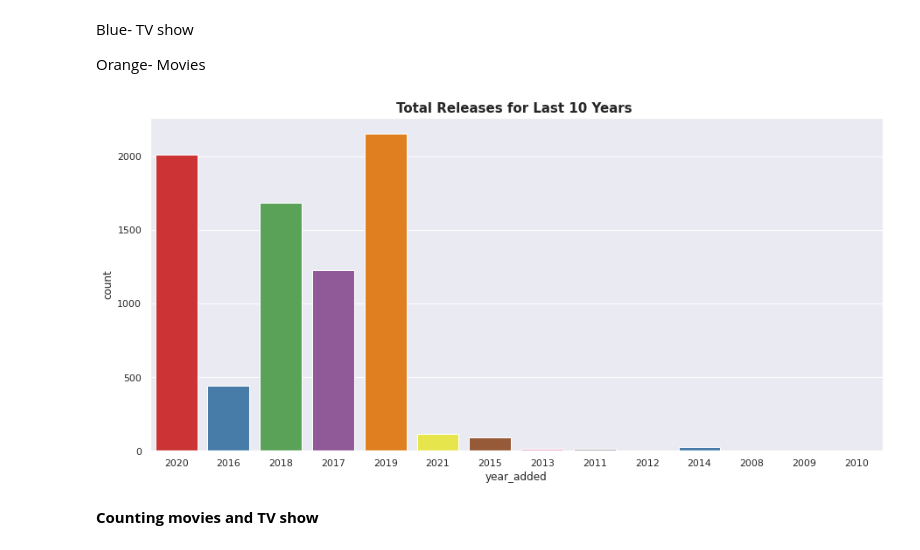
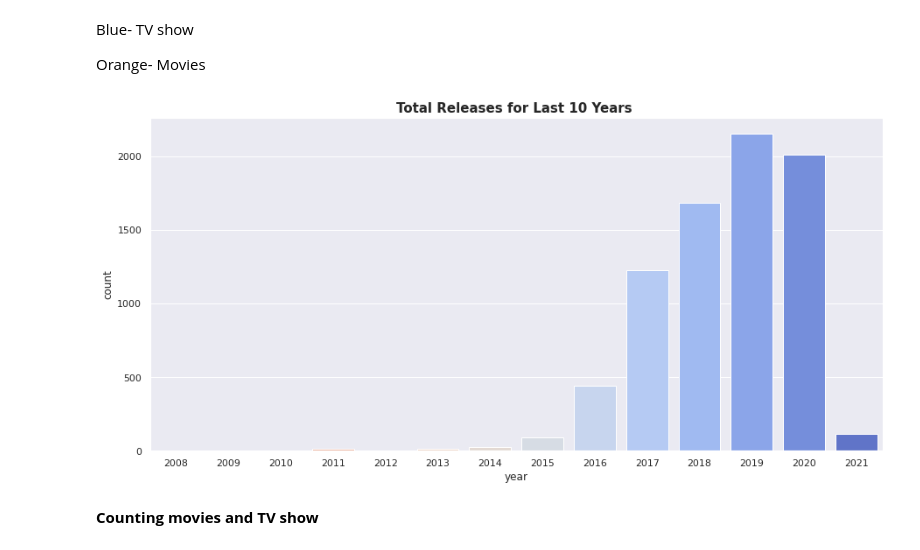
Before and after one commit to SRIST1608/-NETFLIX-MOVIES-AND-TV-SHOWS-CLUSTERING, a Jupyter notebook: NETFLIX_MOVIES_AND_TV_SHOWS_CLUSTERING.ipynb, the cells around one changed output. Drawn from its saved outputs; the diff is of its cells as text; code cells hidden in the pictures.

```diff
--- a/NETFLIX_MOVIES_AND_TV_SHOWS_CLUSTERING.ipynb
+++ b/NETFLIX_MOVIES_AND_TV_SHOWS_CLUSTERING.ipynb
@@ -263,12 +294,12 @@ Orange- Movies
 # %%
 # Total release for last 10 years
 sns.set(rc={'figure.figsize':(15,7)})
-sns.countplot(x='year_added',data=df,palette="Set1")
+sns.barplot(x="year",data=year_df,palette="coolwarm_r",y='count')
 
 plt.title('Total Releases for Last 10 Years ',size='15',fontweight="bold")
 plt.show()
 # %% [output]
-[figure, old version]
+[figure, new version]
 # %% [markdown]
 **Counting movies and TV show**
 # %%
```
Also changed, not shown: parts of 20 cells of this notebook.
